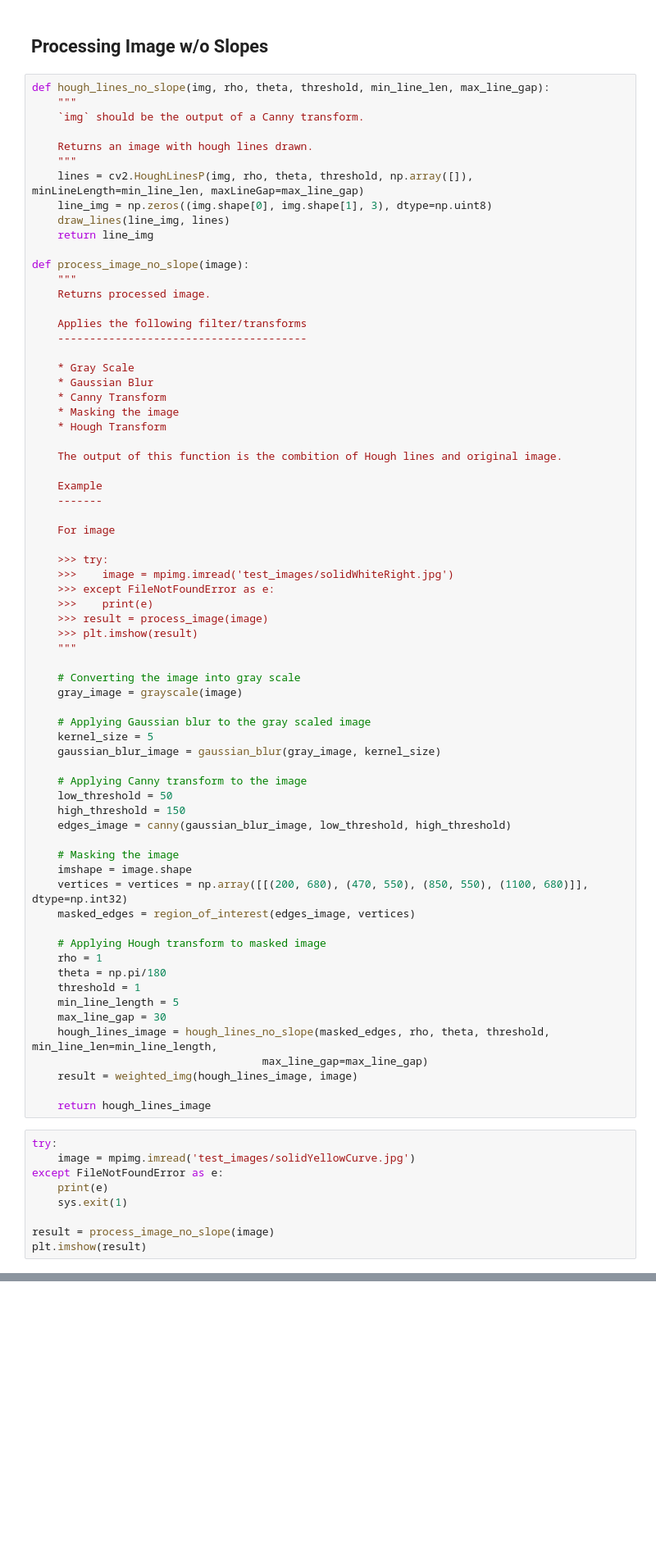
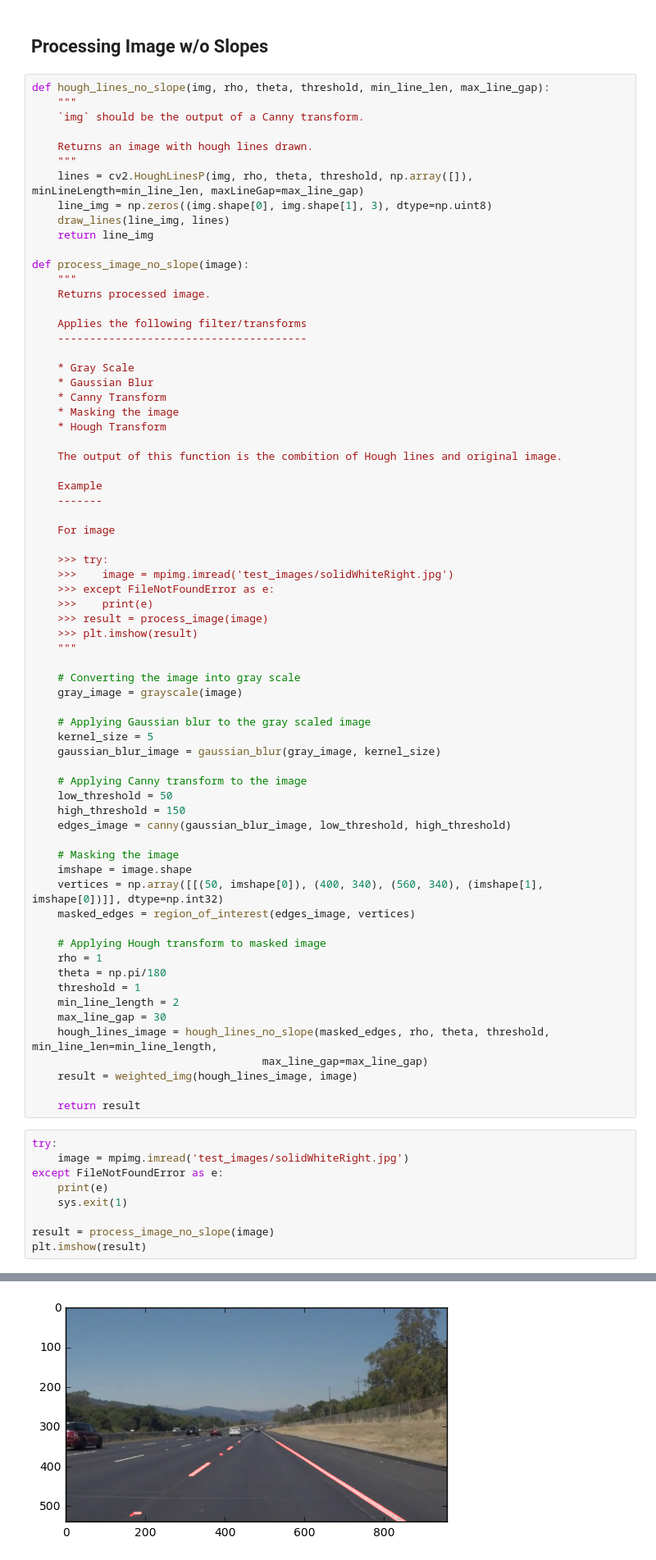
Before and after one commit to akshaybabloo/Car-ND, a Jupyter notebook: Term-1/Finding_Lane_Lines/P1/Project-1.ipynb, the cells around one changed output, grey strips where cells are left out. Shown: that part at 82% size. Drawn from its saved outputs; the diff is of its cells as text; blank space fills up the shorter version.

```diff
--- a/Term-1/Finding_Lane_Lines/P1/Project-1.ipynb
+++ b/Term-1/Finding_Lane_Lines/P1/Project-1.ipynb
@@ -344,23 +351,23 @@ def process_image_no_slope(image):
 
     # Masking the image
     imshape = image.shape
-    vertices = vertices = np.array([[(200, 680), (470, 550), (850, 550), (1100, 680)]], dtype=np.int32)
+    vertices = np.array([[(50, imshape[0]), (400, 340), (560, 340), (imshape[1], imshape[0])]], dtype=np.int32)
     masked_edges = region_of_interest(edges_image, vertices)
 
     # Applying Hough transform to masked image
     rho = 1
     theta = np.pi/180
     threshold = 1
-    min_line_length = 5
+    min_line_length = 2
     max_line_gap = 30
     hough_lines_image = hough_lines_no_slope(masked_edges, rho, theta, threshold, min_line_len=min_line_length,
                                     max_line_gap=max_line_gap)
     result = weighted_img(hough_lines_image, image)
 
-    return hough_lines_image
+    return result
 # %%
 try:
-    image = mpimg.imread('test_images/solidYellowCurve.jpg')
+    image = mpimg.imread('test_images/solidWhiteRight.jpg')
 except FileNotFoundError as e:
     print(e)
     sys.exit(1)
@@ -371,0 +379 @@ TypeError: 'NoneType' object is not iterable
+[figure, added]
```
Also changed, not shown: parts of 7 cells of this notebook, 1 other file.
